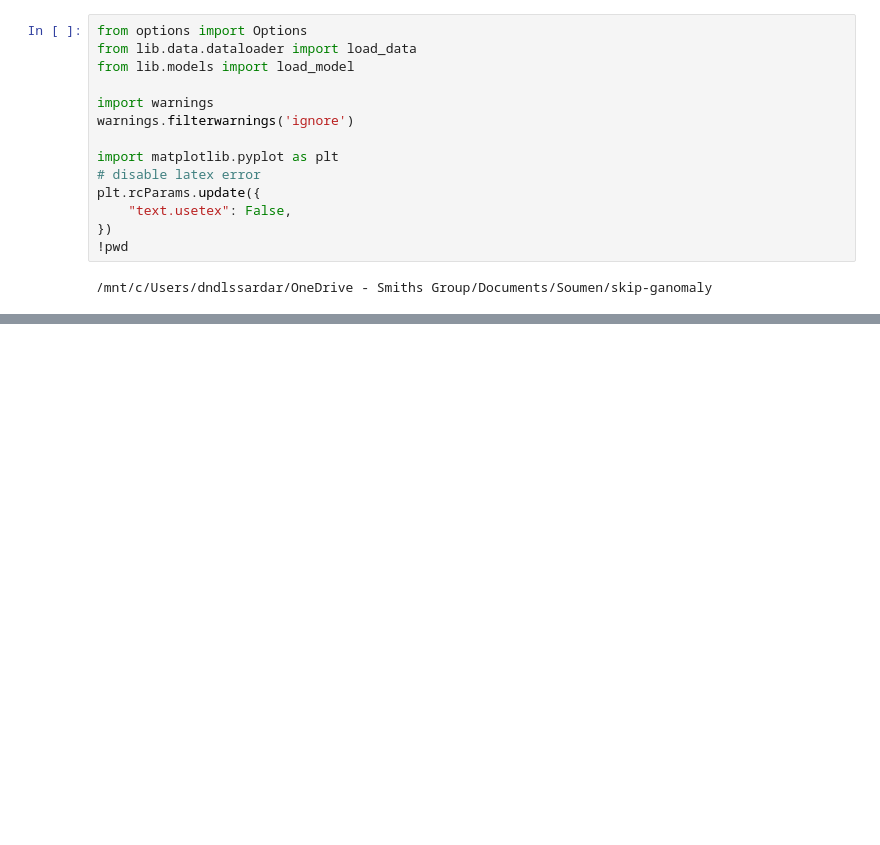
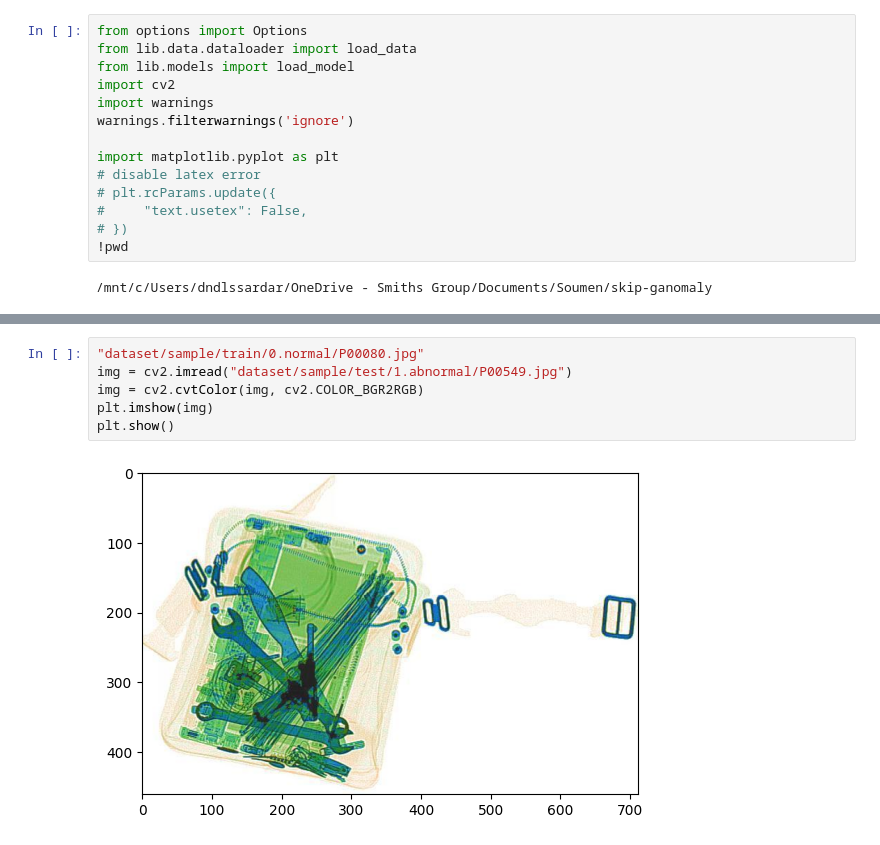
Before and after one commit to Redcof/skip-ganomaly, a Jupyter notebook: Inference.ipynb, the cells around one changed output, grey strips where cells are left out. Cells and saved outputs as stored; diff of their text form; blank space fills up the shorter version.

```diff
--- a/Inference.ipynb
+++ b/Inference.ipynb
@@ -2,15 +2,15 @@
 from options import Options
 from lib.data.dataloader import load_data
 from lib.models import load_model
-
+import cv2
 import warnings
 warnings.filterwarnings('ignore')
 
 import matplotlib.pyplot as plt
 # disable latex error
-plt.rcParams.update({
-    "text.usetex": False,
-})
+# plt.rcParams.update({
+#     "text.usetex": False,
+# })
 !pwd
 # %% [output]
 /mnt/c/Users/dndlssardar/OneDrive - Smiths Group/Documents/Soumen/skip-ganomaly
@@ -68,0 +104,8 @@ opt = Option()
+# %%
+"dataset/sample/train/0.normal/P00080.jpg"
+img = cv2.imread("dataset/sample/test/1.abnormal/P00549.jpg")
+img = cv2.cvtColor(img, cv2.COLOR_BGR2RGB)
+plt.imshow(img)
+plt.show()
+# %% [output]
+[figure, added]
```
Also changed, not shown: parts of 7 cells of this notebook, 5 other files.
